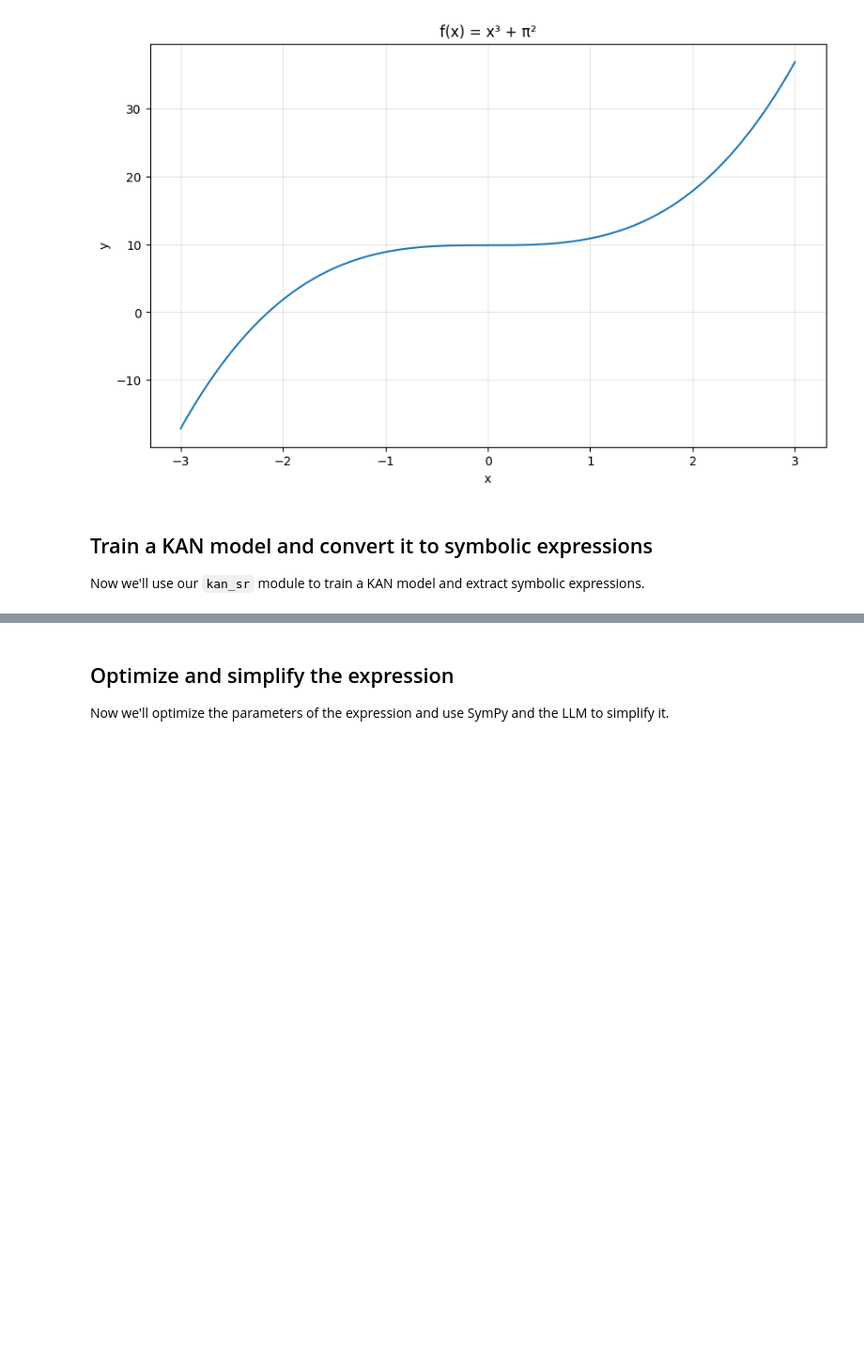
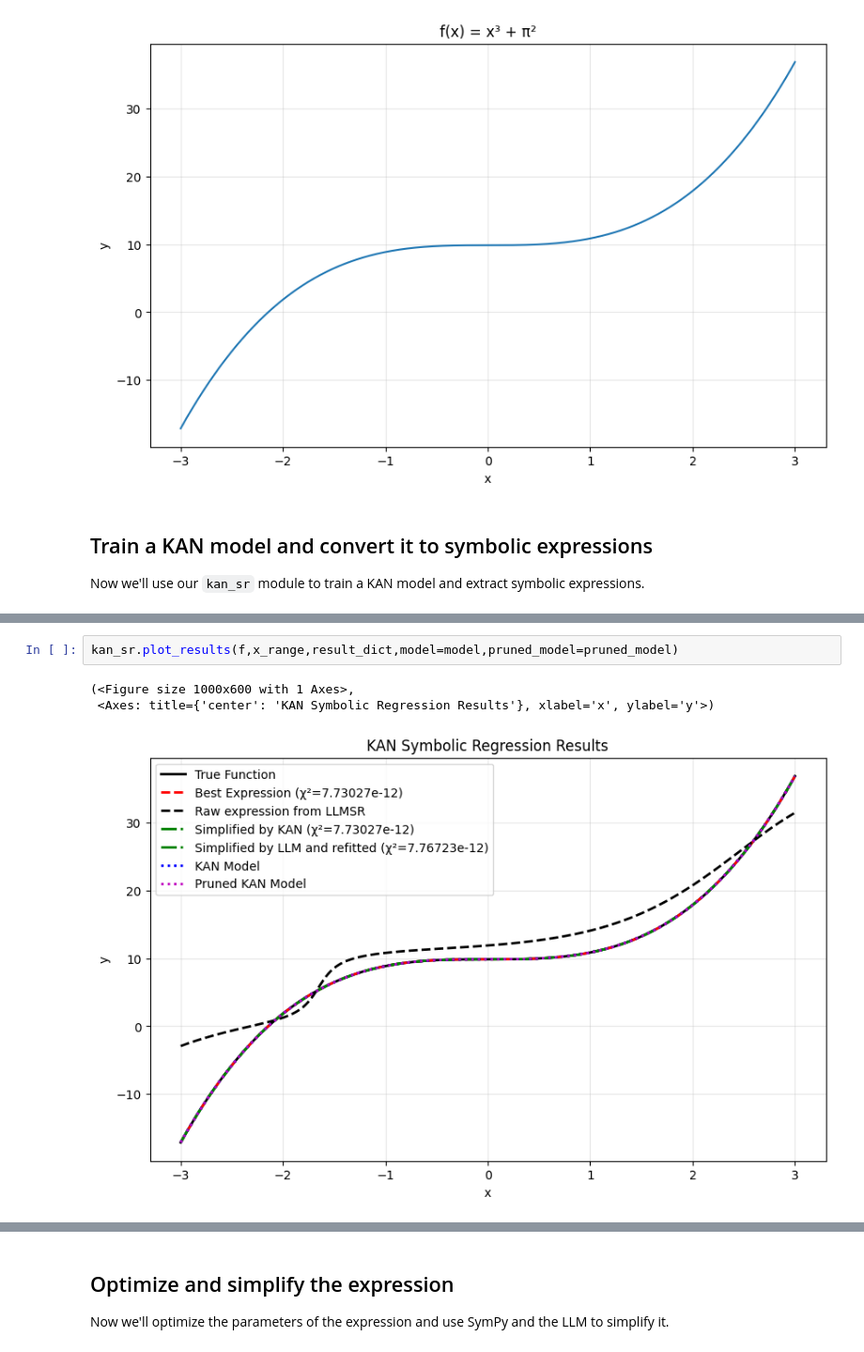
Before and after one commit to harveyThomas4692/llmlex, a Jupyter notebook: Examples/kan_sr_example.ipynb, the cells around one changed output, grey strips where cells are left out. Shown at 94% size. Saved outputs shown, nothing was run; the diff lists cells and outputs as text; blank space fills up the shorter version.

```diff
--- a/Examples/kan_sr_example.ipynb
+++ b/Examples/kan_sr_example.ipynb
@@ -210 +227,7 @@ KAN Connection: (1, 2, 0), Best Expression: -0.0756 * x**3 + 0.6261 * x**2 + 1.5
+# %%
+kan_sr.plot_results(f,x_range,result_dict,model=model,pruned_model=pruned_model)
+# %% [output]
+(<Figure size 1000x600 with 1 Axes>,
+ <Axes: title={'center': 'KAN Symbolic Regression Results'}, xlabel='x', ylabel='y'>)
+[figure, added]
 # %%
```
Also changed, not shown: parts of 28 cells of this notebook, 30 other files.
